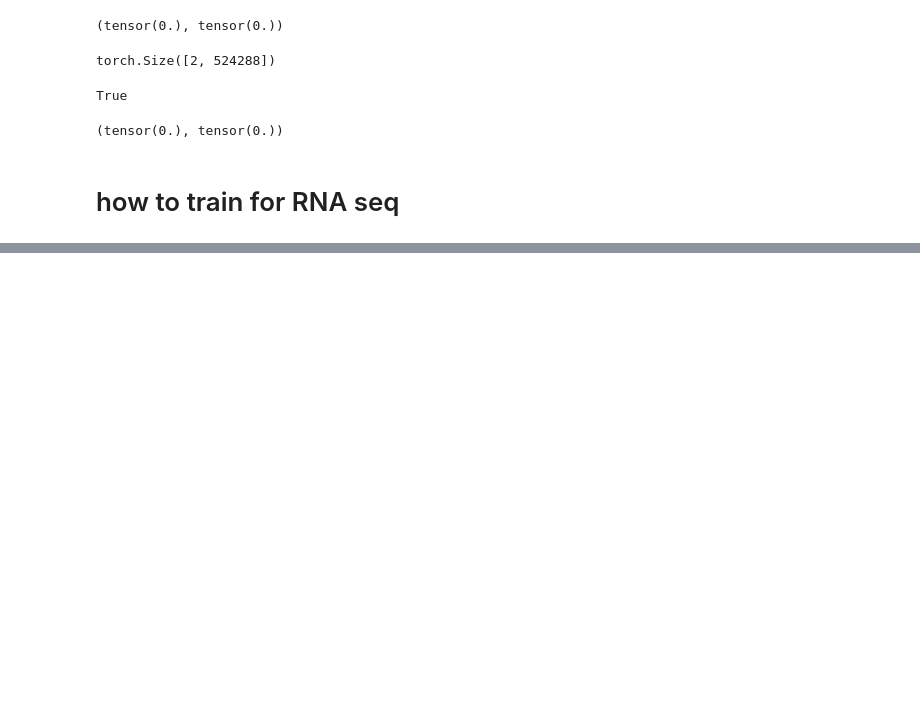
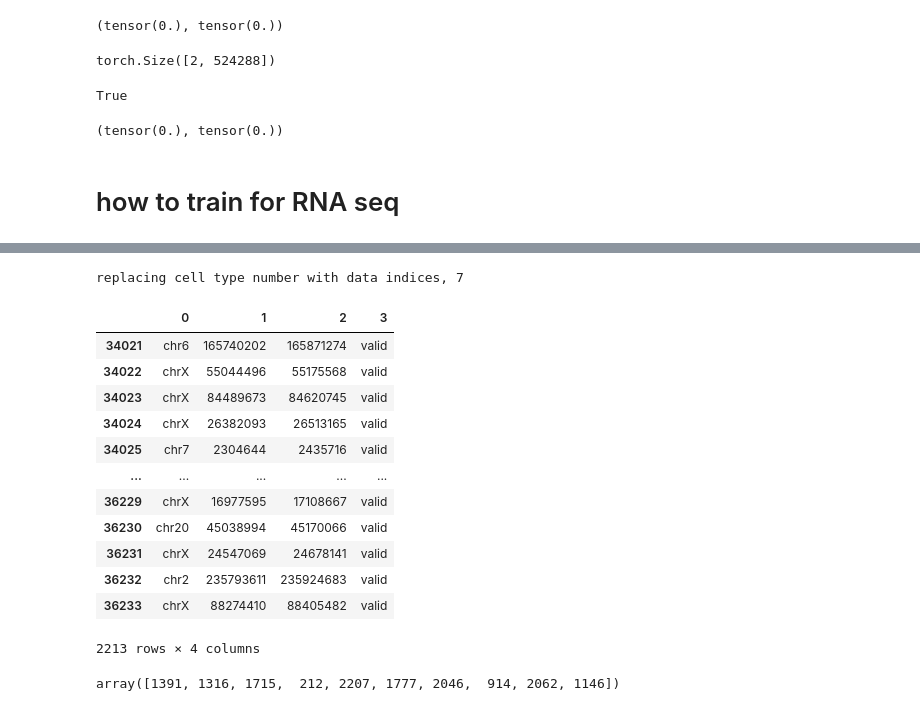
Before and after one commit to Sarthak-Ti/caduceus, a Jupyter notebook: code_test/general_dataset3.ipynb, the cells around one changed output, grey strips where cells are left out. Cells and saved outputs as stored; diff of their text form; code cells hidden in the pictures; blank space fills up the shorter version.

```diff
--- a/code_test/general_dataset3.ipynb
+++ b/code_test/general_dataset3.ipynb
@@ -426,0 +828,41 @@ out[0][1][1].max(), out[0][1][1].min() #all zeros for the mask column!
+# %%
+#and let's just quickly check this with the validation set too
+
+dataset = GeneralDataset(
+    split='val',
+    data_path='/data1/lesliec/sarthak/data/DK_zarr/zarr_arrays/dnase_chunkchrom_processed.zarr',
+    sequences_bed_file='/data1/lesliec/sarthak/data/DK_zarr/sequences_enformer.bed',
+    length=524288,
+    shift_sequences=0,
+    mlm=0,
+    acc_mlm=0,
+    additional_data='/data1/lesliec/sarthak/data/enformer/data/labels.zarr',
+    additional_data_idxs='/data1/lesliec/sarthak/data/DK_zarr/idx_lists/all_matched_immune_CAGE.json',
+    data_idxs='/data1/lesliec/sarthak/data/DK_zarr/idx_lists/all_matched_immune.json',
+)
+# %% [output]
+replacing cell type number with data indices, 7
+# %%
+sequences_bed_file = '/data1/lesliec/sarthak/data/DK_zarr/sequences_enformer.bed'
+sequences_bed = pd.read_csv(sequences_bed_file, sep="\t", header=None)
+sequences_bed = sequences_bed[sequences_bed[3] == 'valid']
+sequences_bed
+# %% [output]
+|  | 0 | 1 | 2 | 3 |
+| 34021 | chr6 | 165740202 | 165871274 | valid |
+| 34022 | chrX | 55044496 | 55175568 | valid |
+| 34023 | chrX | 84489673 | 84620745 | valid |
+| 34024 | chrX | 26382093 | 26513165 | valid |
+| 34025 | chr7 | 2304644 | 2435716 | valid |
+| ... | ... | ... | ... | ... |
+| 36229 | chrX | 16977595 | 17108667 | valid |
+| 36230 | chr20 | 45038994 | 45170066 | valid |
+| 36231 | chrX | 24547069 | 24678141 | valid |
+| 36232 | chr2 | 235793611 | 235924683 | valid |
+| 36233 | chrX | 88274410 | 88405482 | valid |
+2213 rows × 4 columns
+# %%
+random_idxs = np.random.randint(0, len(sequences_bed), 10)
+random_idxs
+# %% [output]
+array([1391, 1316, 1715,  212, 2207, 1777, 2046,  914, 2062, 1146])
```
Also changed, not shown: parts of 40 cells of this notebook, 51 other files.
